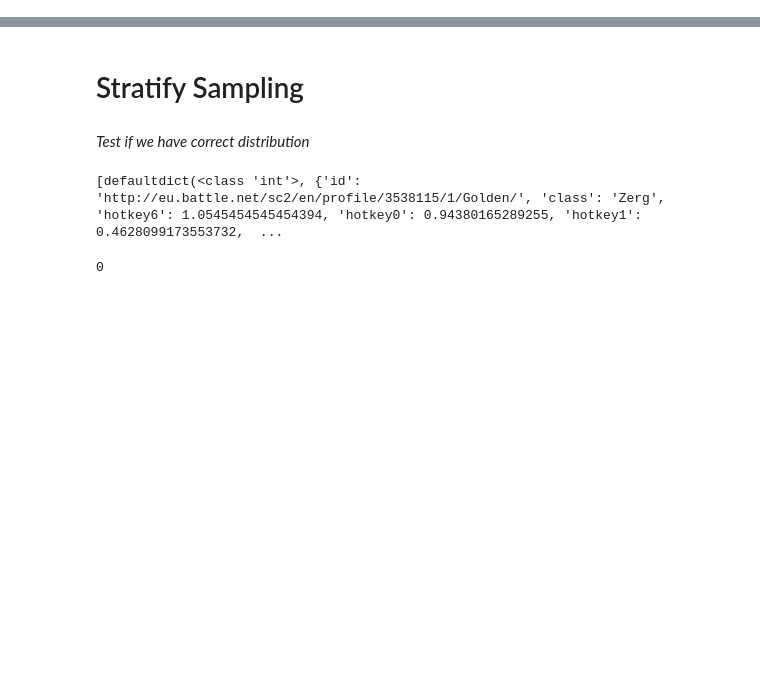
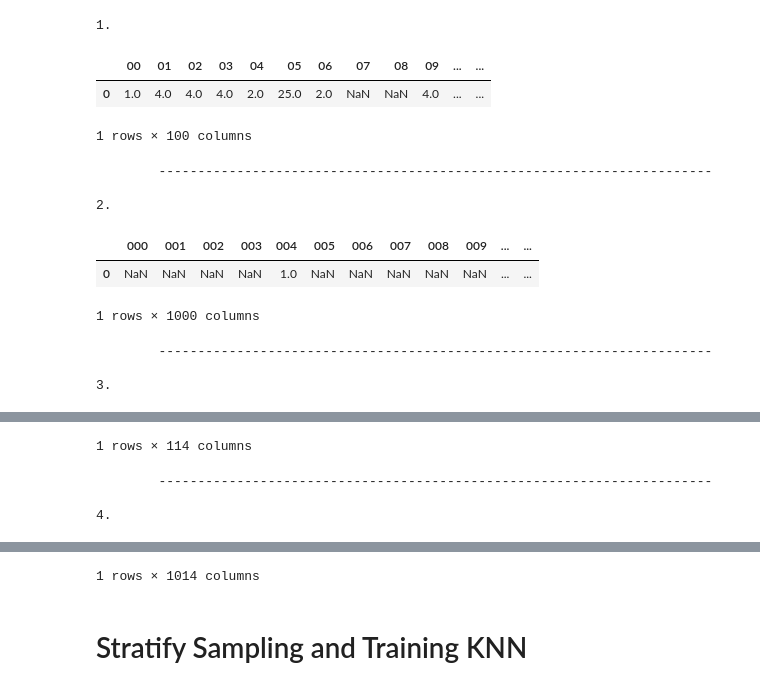
Before and after one commit to AguPereyra/StarcraftDataMiner, a Jupyter notebook: kernel/kernel2b1faccf2a.ipynb, the cells around one changed output, grey strips where cells are left out. Saved outputs shown, nothing was run; the diff lists cells and outputs as text; code cells hidden in the pictures; blank space fills up the shorter version.

```diff
--- a/kernel/kernel2b1faccf2a.ipynb
+++ b/kernel/kernel2b1faccf2a.ipynb
@@ -57,3 +149,0 @@ print(ids)
-# %%
-df = pd.DataFrame(data, columns=csv_dict.keys())
-df.head().fillna(0)
@@ -66,0 +186,44 @@ df.head().fillna(0)
+# %%
+#0.
+data, ids = get_train_data()
+df_0 = pd.DataFrame(data, columns=CSV_KEYS)
+#1.
+df_1 = generate_df_only_sequence(df=df_0, slice_size=2)
+#2.
+df_2 = generate_df_only_sequence(df=df_0, slice_size=3)
+#3.
+df_3 = generate_df_with_sequence(df=df_0, slice_size=2)
+#4.
+df_4 = generate_df_with_sequence(df=df_0, slice_size=3)
+
+##Clean innecesary labels
+df_3 = df_3.drop(columns=['id'])
+df_4 = df_4.drop(columns=['id'])
+# %%
+from IPython.core import display as ICD
+#Visualize
+print('1.\n')
+ICD.display(df_1.head(1))
+print('\t-----------------------------------------------------------------------\n')
+print('2.\n')
+ICD.display(df_2.head(1))
+print('\t-----------------------------------------------------------------------\n')
+print('3.\n')
+ICD.display(df_3.head(1))
+print('\t-----------------------------------------------------------------------\n')
+print('4.\n')
+ICD.display(df_4.head(1))
+# %% [output]
+1.
+|  | 00 | 01 | 02 | 03 | 04 | 05 | 06 | 07 | 08 | 09 | ... | ... |
+| 0 | 1.0 | 4.0 | 4.0 | 4.0 | 2.0 | 25.0 | 2.0 | NaN | NaN | 4.0 | ... | ... |
+1 rows × 100 columns
+        -----------------------------------------------------------------------
+
+2.
+|  | 000 | 001 | 002 | 003 | 004 | 005 | 006 | 007 | 008 | 009 | ... | ... |
+| 0 | NaN | NaN | NaN | NaN | 1.0 | NaN | NaN | NaN | NaN | NaN | ... | ... |
+1 rows × 1000 columns
+        -----------------------------------------------------------------------
+
+3.
@@ -66,0 +232,4 @@ df.head().fillna(0)
+1 rows × 114 columns
+        -----------------------------------------------------------------------
+
+4.
@@ -67,2 +238,3 @@ df.head().fillna(0)
+1 rows × 1014 columns
 # %% [markdown]
-# Stratify Sampling
+# Stratify Sampling and Training KNN
@@ -74,20 +240,0 @@ data_dict['train'], data_dict['valid'] = train_test_split(data, test_size=0.2, s
-# %% [markdown]
-*Test if we have correct distribution*
-# %%
-print(data_dict['train'])
-# %% [output]
-[defaultdict(<class 'int'>, {'id': 'http://eu.battle.net/sc2/en/profile/3538115/1/Golden/', 'class': 'Zerg', 'hotkey6': 1.0545454545454394, 'hotkey0': 0.94380165289255, 'hotkey1': 0.4628099173553732,  ...
-# %%
-counter = 0
-
-train_ids = []
-for i in data_dict['train']:
-    train_ids.append(i['id'])
-
-for i in data_dict['valid']:
-    if i['id'] not in train_ids:
-        counter += 1
-
-print(counter)
-# %% [output]
-0
```
Also changed, not shown: parts of 25 cells of this notebook.
